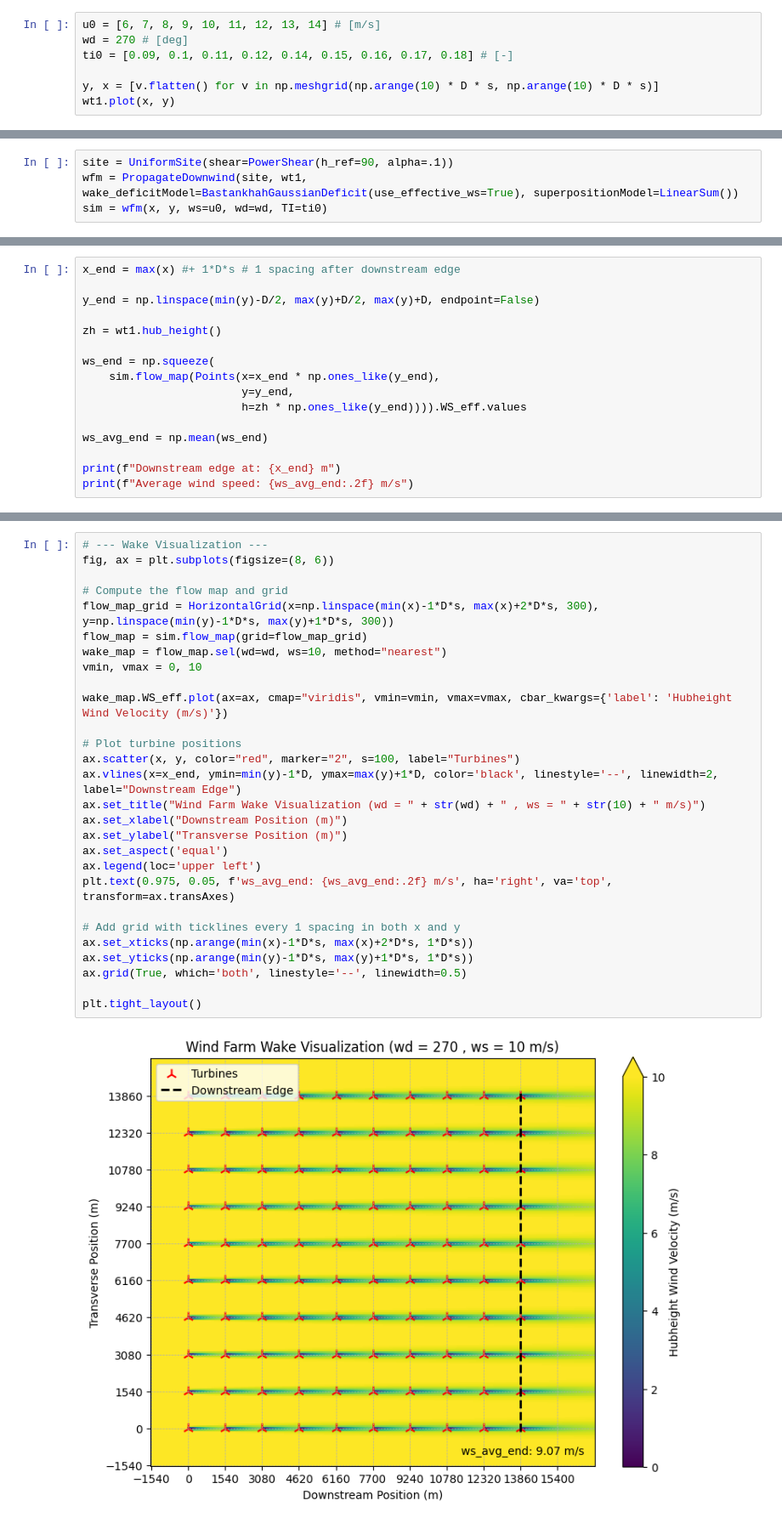
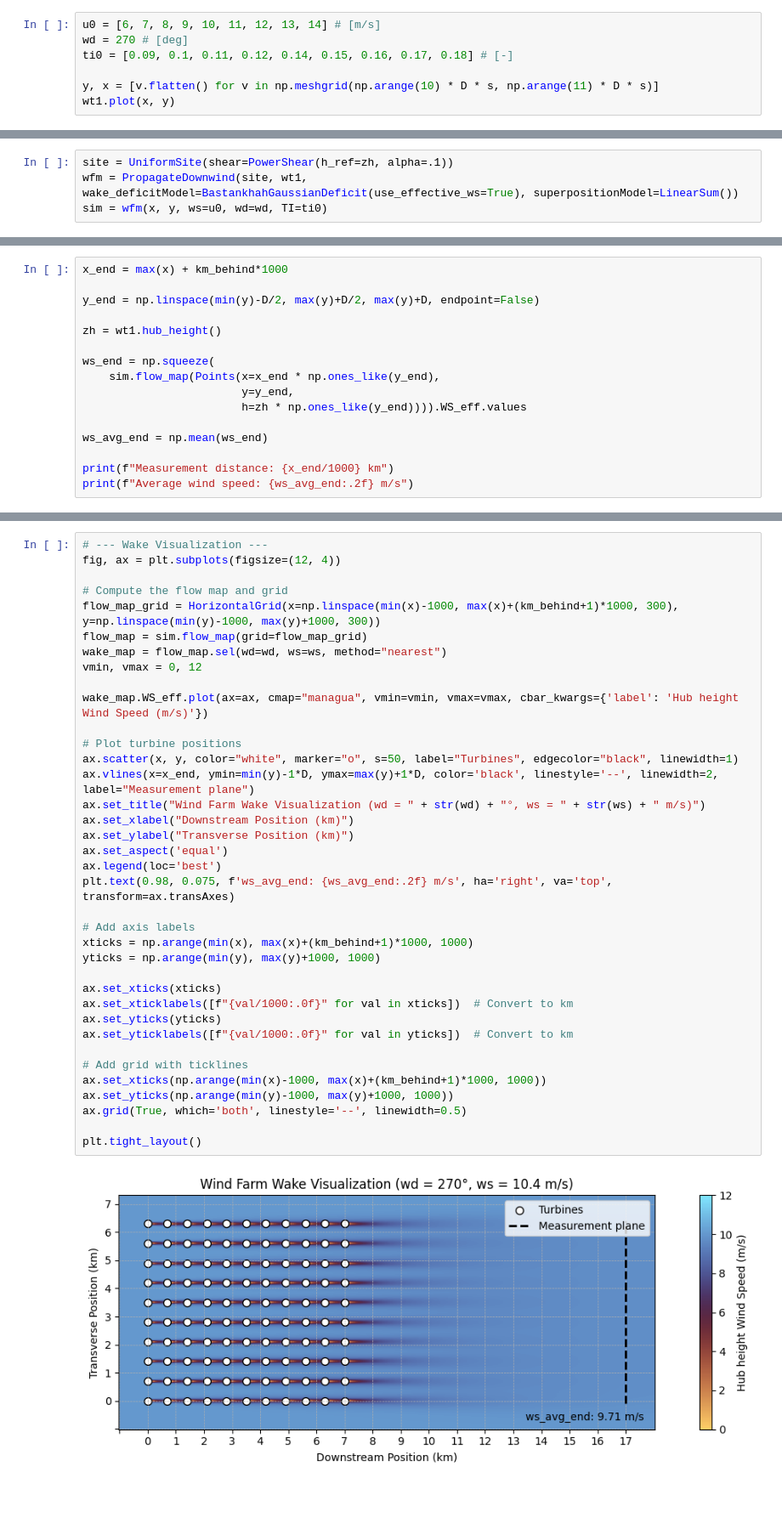
Before and after one commit to marcinsadowy/WTABL, a Jupyter notebook: TurbOPark.ipynb, the cells around one changed output, grey strips where cells are left out. Shown at 85% size. Drawn from its saved outputs; the diff is of its cells as text; blank space fills up the shorter version.

Commit message:
Park wake plot + velocity profile

```diff
--- a/TurbOPark.ipynb
+++ b/TurbOPark.ipynb
@@ -52,6 +59,6 @@ u0 = [6, 7, 8, 9, 10, 11, 12, 13, 14] # [m/s]
 wd = 270 # [deg]
 ti0 = [0.09, 0.1, 0.11, 0.12, 0.14, 0.15, 0.16, 0.17, 0.18] # [-]
 
-y, x = [v.flatten() for v in np.meshgrid(np.arange(10) * D * s, np.arange(10) * D * s)]
+y, x = [v.flatten() for v in np.meshgrid(np.arange(10) * D * s, np.arange(11) * D * s)]
 wt1.plot(x, y)
 # %% [output]
@@ -59,5 +66,5 @@ wt1.plot(x, y)
 # %%
-site = UniformSite(shear=PowerShear(h_ref=90, alpha=.1))
+site = UniformSite(shear=PowerShear(h_ref=zh, alpha=.1))
 wfm = PropagateDownwind(site, wt1, wake_deficitModel=BastankhahGaussianDeficit(use_effective_ws=True), superpositionModel=LinearSum())
 sim = wfm(x, y, ws=u0, wd=wd, TI=ti0)
 # %%
@@ -68,5 +75,5 @@ setup_plot(ylabel='Wake loss [%]', xlabel='Freestream wind speed [m/s]')
 # %%
-x_end = max(x) #+ 1*D*s # 1 spacing after downstream edge
+x_end = max(x) + km_behind*1000
 
 y_end = np.linspace(min(y)-D/2, max(y)+D/2, max(y)+D, endpoint=False)
 
@@ -79,6 +86,6 @@ ws_end = np.squeeze(
 
 ws_avg_end = np.mean(ws_end)
 
-print(f"Downstream edge at: {x_end} m")
+print(f"Measurement distance: {x_end/1000} km")
 print(f"Average wind speed: {ws_avg_end:.2f} m/s")
 # %% [output]
@@ -87,30 +94,39 @@ Average wind speed: 9.07 m/s
 # %%
 # --- Wake Visualization ---
-fig, ax = plt.subplots(figsize=(8, 6))
+fig, ax = plt.subplots(figsize=(12, 4))
 
 # Compute the flow map and grid
-flow_map_grid = HorizontalGrid(x=np.linspace(min(x)-1*D*s, max(x)+2*D*s, 300), y=np.linspace(min(y)-1*D*s, max(y)+1*D*s, 300))
+flow_map_grid = HorizontalGrid(x=np.linspace(min(x)-1000, max(x)+(km_behind+1)*1000, 300), y=np.linspace(min(y)-1000, max(y)+1000, 300))
 flow_map = sim.flow_map(grid=flow_map_grid)
-wake_map = flow_map.sel(wd=wd, ws=10, method="nearest")
-vmin, vmax = 0, 10
+wake_map = flow_map.sel(wd=wd, ws=ws, method="nearest")
+vmin, vmax = 0, 12
 
-wake_map.WS_eff.plot(ax=ax, cmap="viridis", vmin=vmin, vmax=vmax, cbar_kwargs={'label': 'Hubheight Wind Velocity (m/s)'})
+wake_map.WS_eff.plot(ax=ax, cmap="managua", vmin=vmin, vmax=vmax, cbar_kwargs={'label': 'Hub height Wind Speed (m/s)'})
 
 # Plot turbine positions
-ax.scatter(x, y, color="red", marker="2", s=100, label="Turbines")
-ax.vlines(x=x_end, ymin=min(y)-1*D, ymax=max(y)+1*D, color='black', linestyle='--', linewidth=2, label="Downstream Edge")
-ax.set_title("Wind Farm Wake Visualization (wd = " + str(wd) + " , ws = " + str(10) + " m/s)")
-ax.set_xlabel("Downstream Position (m)")
-ax.set_ylabel("Transverse Position (m)")
+ax.scatter(x, y, color="white", marker="o", s=50, label="Turbines", edgecolor="black", linewidth=1)
+ax.vlines(x=x_end, ymin=min(y)-1*D, ymax=max(y)+1*D, color='black', linestyle='--', linewidth=2, label="Measurement plane")
+ax.set_title("Wind Farm Wake Visualization (wd = " + str(wd) + "°, ws = " + str(ws) + " m/s)")
+ax.set_xlabel("Downstream Position (km)")
+ax.set_ylabel("Transverse Position (km)")
 ax.set_aspect('equal')
-ax.legend(loc='upper left')
-plt.text(0.975, 0.05, f'ws_avg_end: {ws_avg_end:.2f} m/s', ha='right', va='top', transform=ax.transAxes)
+ax.legend(loc='best')
+plt.text(0.98, 0.075, f'ws_avg_end: {ws_avg_end:.2f} m/s', ha='right', va='top', transform=ax.transAxes)
 
-# Add grid with ticklines every 1 spacing in both x and y
-ax.set_xticks(np.arange(min(x)-1*D*s, max(x)+2*D*s, 1*D*s))
-ax.set_yticks(np.arange(min(y)-1*D*s, max(y)+1*D*s, 1*D*s))
+# Add axis labels
+xticks = np.arange(min(x), max(x)+(km_behind+1)*1000, 1000)
+yticks = np.arange(min(y), max(y)+1000, 1000)
+
+ax.set_xticks(xticks)
+ax.set_xticklabels([f"{val/1000:.0f}" for val in xticks])  # Convert to km
+ax.set_yticks(yticks)
+ax.set_yticklabels([f"{val/1000:.0f}" for val in yticks])  # Convert to km
+
+# Add grid with ticklines
+ax.set_xticks(np.arange(min(x)-1000, max(x)+(km_behind+1)*1000, 1000))
+ax.set_yticks(np.arange(min(y)-1000, max(y)+1000, 1000))
 ax.grid(True, which='both', linestyle='--', linewidth=0.5)
 
 plt.tight_layout()
 # %% [output]
-[figure, old version]
+[figure, new version]
```
Also changed, not shown: parts of 6 cells of this notebook.
